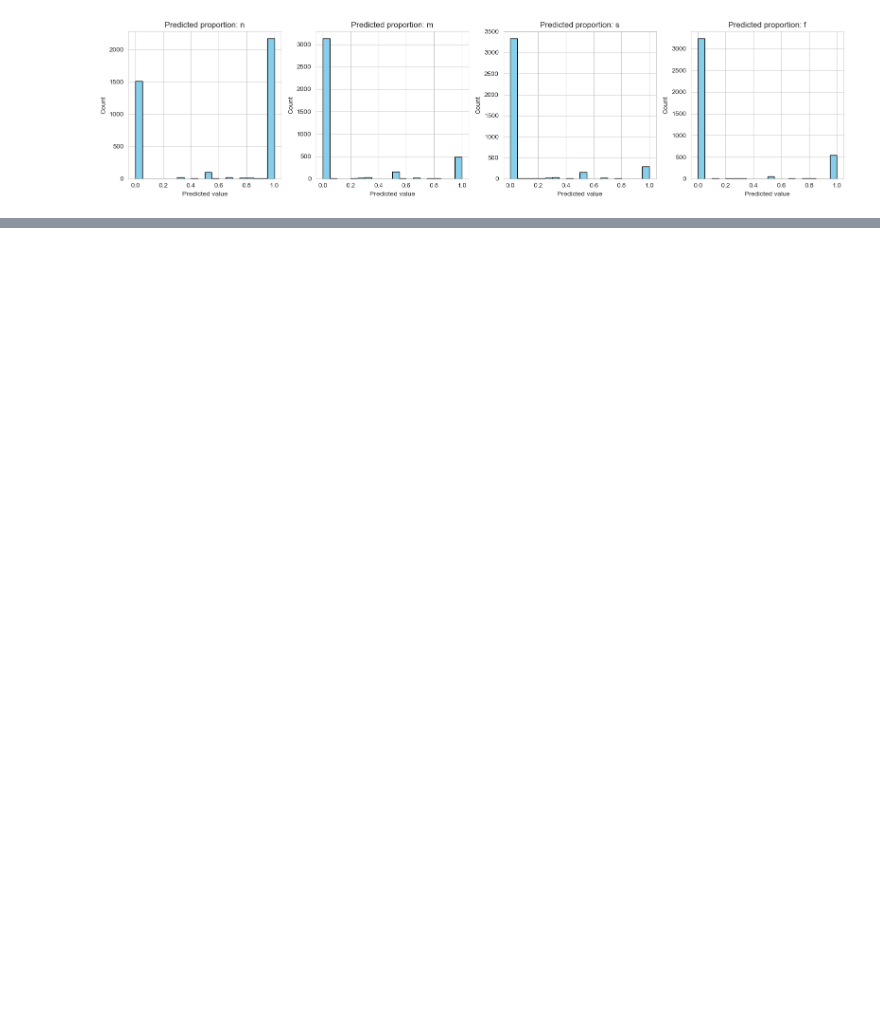
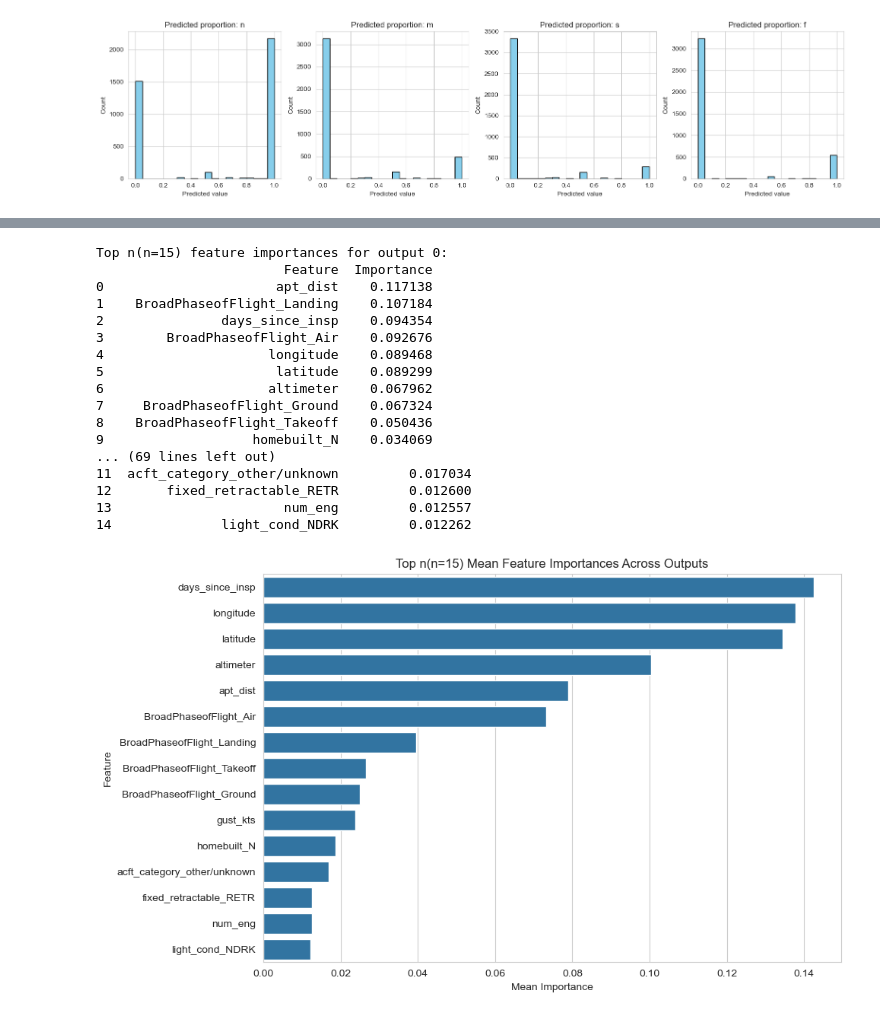
Before and after one commit to TheErdosInstitute-Summer2025-Project/aviation-project, a Jupyter notebook: jupyter-notebooks/model-testing-inkee.ipynb, the cells around one changed output, grey strips where cells are left out. Cells and saved outputs as stored; diff of their text form; code cells hidden in the pictures; blank space fills up the shorter version.

Commit message:
Random Forest regressor(tunned hyperparameter) for each injury proportion added.

```diff
--- a/jupyter-notebooks/model-testing-inkee.ipynb
+++ b/jupyter-notebooks/model-testing-inkee.ipynb
@@ -1159,0 +1283,6 @@ plt.show()
+# %%
+def per_class_mae_scorer(y_true, y_pred):
+    errors = np.mean(np.abs(y_true - y_pred), axis=0)  # shape (4,)
+    return -np.mean(errors)
+from sklearn.metrics import make_scorer
+scorer = make_scorer(per_class_mae_scorer, greater_is_better=True)
@@ -1159,0 +1381,14 @@ plt.show()
+# %%
+best_random_forest_regressor = grid.best_estimator_
+
+y_pred_raw = best_random_forest_regressor.predict(X_test)
+y_pred = y_pred_raw / y_pred_raw.sum(axis=1, keepdims=True)
+mse = mean_squared_error(y_test, y_pred)
+mae = mean_absolute_error(y_test, y_pred)
+print(f"MSE: {mse:.4f}")
+print(f"MAE: {mae:.4f}")
+print('Dumb MAE:', mean_absolute_error(y_test, y_dumb))
+per_class_mae = np.mean(np.abs(y_test - y_pred), axis=0)
+print("Per-class MAE:\n", per_class_mae)
+per_class_mae = np.mean(np.abs(y_test - y_dumb), axis=0)
+print("Per-class (dumb) MAE:\n", per_class_mae)
@@ -1159,0 +1411,50 @@ plt.show()
+# %%
+# Access feature importances for each target
+n = 15
+for i, estimator in enumerate(best_random_forest_regressor.estimators_):
+    feature_importance_df = pd.DataFrame({
+        'Feature': features,
+        'Importance': estimator.feature_importances_
+    }).sort_values(by="Importance", ascending=False).reset_index(drop=True)
+
+    print(f"Top n(n={n}) feature importances for output {i}:")
+    print(feature_importance_df.head(n))
+
+
+all_importances = np.array([est.feature_importances_ for est in best_random_forest_regressor.estimators_])
+mean_importance = np.mean(all_importances, axis=0)
+
+# Create a DataFrame with feature names
+mean_importance_df = pd.DataFrame({
+    'Feature': features,
+    'Mean Importance': mean_importance
+}).sort_values(by='Mean Importance', ascending=False).reset_index(drop=True)
+
+print(f"Top n(n={n}) Mean feature importances across all outputs:")
+print(mean_importance_df.head(n))
+
+plt.figure(figsize=(10, 6))
+sns.barplot(x="Mean Importance", y="Feature", data=mean_importance_df.head(n))
+plt.title(f"Top n(n={n}) Mean Feature Importances Across Outputs")
+
+plt.tight_layout()
+plt.show()
+# %% [output]
+Top n(n=15) feature importances for output 0:
+                        Feature  Importance
+0                      apt_dist    0.117138
+1    BroadPhaseofFlight_Landing    0.107184
+2               days_since_insp    0.094354
+3        BroadPhaseofFlight_Air    0.092676
+4                     longitude    0.089468
+5                      latitude    0.089299
+6                     altimeter    0.067962
+7     BroadPhaseofFlight_Ground    0.067324
+8    BroadPhaseofFlight_Takeoff    0.050436
+9                   homebuilt_N    0.034069
+... (69 lines left out)
+11  acft_category_other/unknown         0.017034
+12       fixed_retractable_RETR         0.012600
+13                      num_eng         0.012557
+14              light_cond_NDRK         0.012262
+[figure, added]
```
Also changed, not shown: parts of 17 cells of this notebook.
